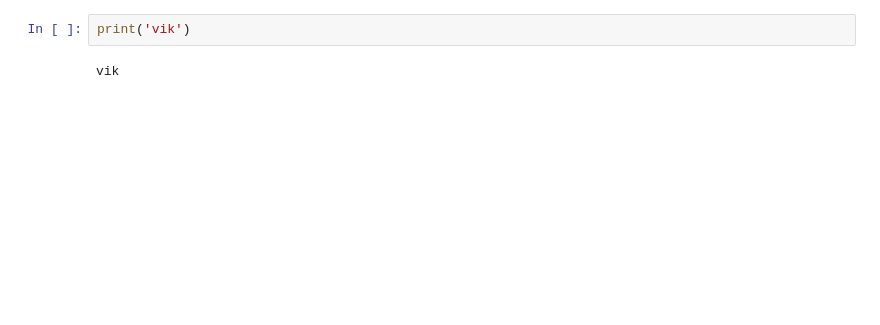
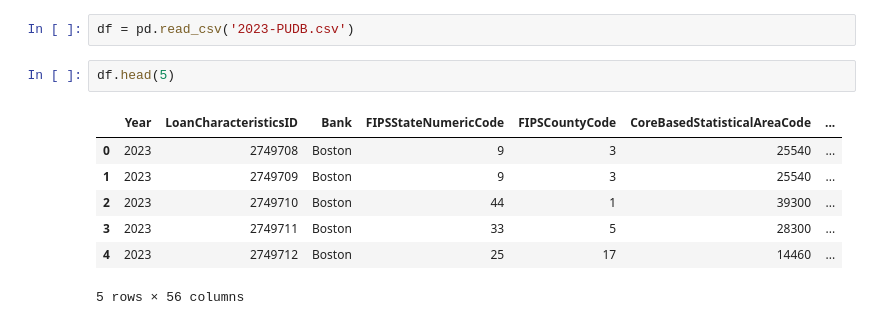
Before and after one commit to Prajwalv28/Capstone, a Jupyter notebook: Trial_git.ipynb, the cells around one changed output. Cells and saved outputs as stored; diff of their text form; blank space fills up the shorter version.

Commit message:
Data characteristics

```diff
--- a/Trial_git.ipynb
+++ b/Trial_git.ipynb
@@ -32,4 +28,12 @@ Matplotlib is building the font cache; this may take a moment.
-# %%
-print('vik')
-# %% [output]
-vik
+# %%
+df = pd.read_csv('2023-PUDB.csv')
+# %%
+df.head(5)
+# %% [output]
+|  | Year | LoanCharacteristicsID | Bank | FIPSStateNumericCode | FIPSCountyCode | CoreBasedStatisticalAreaCode | ... |
+| 0 | 2023 | 2749708 | Boston | 9 | 3 | 25540 | ... |
+| 1 | 2023 | 2749709 | Boston | 9 | 3 | 25540 | ... |
+| 2 | 2023 | 2749710 | Boston | 44 | 1 | 39300 | ... |
+| 3 | 2023 | 2749711 | Boston | 33 | 5 | 28300 | ... |
+| 4 | 2023 | 2749712 | Boston | 25 | 17 | 14460 | ... |
+5 rows × 56 columns
```
Also changed, not shown: parts of 21 cells of this notebook.
